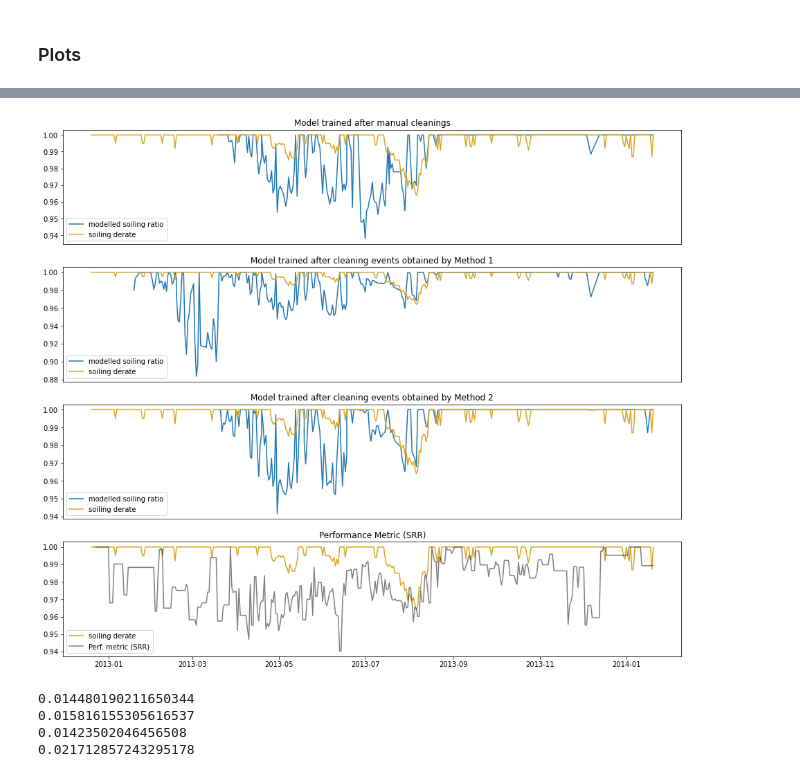
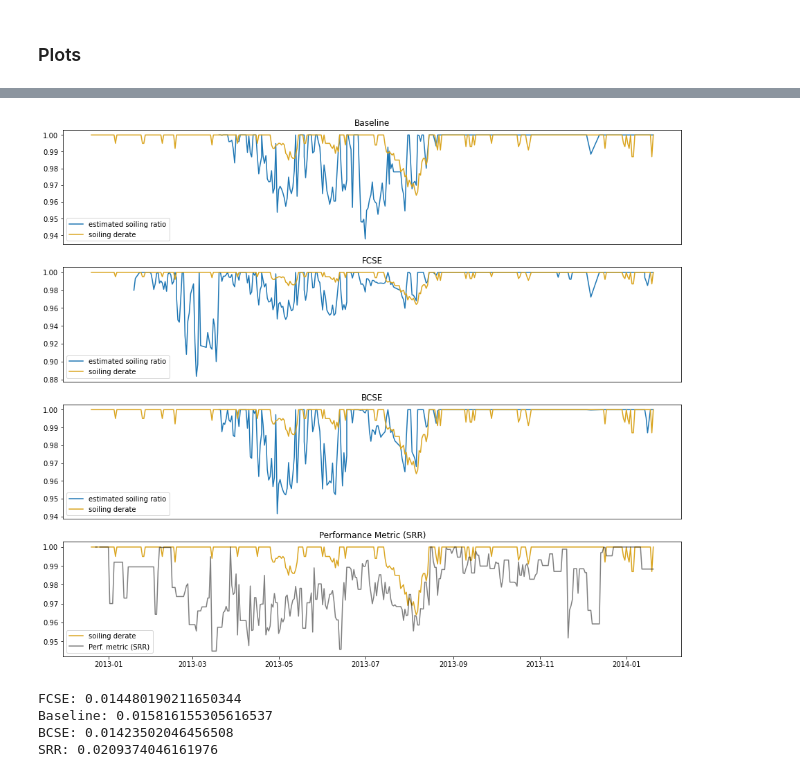
Before and after one commit to ipsarros/soiling-detection, a Jupyter notebook: soiling_paper_ncomm.ipynb, the cells around one changed output, grey strips where cells are left out. Saved outputs shown, nothing was run; the diff lists cells and outputs as text; code cells hidden in the pictures.

```diff
--- a/soiling_paper_ncomm.ipynb
+++ b/soiling_paper_ncomm.ipynb
@@ -423,7 +417,7 @@ def run_rdtools_pipeline(df, time_filter, irradiance_filter, rd_filter, percenti
     ##################################
     df_1 = df_1.resample('5T').median()
     #needed for golden:
-    #df_1 = df_1.interpolate()
+    df_1 = df_1.interpolate()
     ##################################
 
     normalized, insolation = rdtools.normalize_with_expected_power(df_1['power'],
@@ -882,39 +850,39 @@ plt.show()
 # %%
 fig, axes = plt.subplots(nrows=4, ncols=1, figsize=(16,14))
 #plt.suptitle(f'Changepoint Detection Methods')
 axes = axes.ravel()
 
 ax2 = axes[0]
-ax2.set_title('Model trained after manual cleanings')
-ax2.plot(derate_daily2, label = 'modelled soiling ratio')
+ax2.set_title('Baseline')
+ax2.plot(derate_daily2, label = 'estimated soiling ratio')
 ax2.plot(gt_daily, color = 'goldenrod', label = 'soiling derate')
 ax2.xaxis.set_visible(False)
 ax2.legend()
 
 
 ax1 = axes[1]
-ax1.set_title('Model trained after cleaning events obtained by Method 1')
-ax1.plot(derate_daily1, label = 'modelled soiling ratio')
+ax1.set_title('FCSE')
+ax1.plot(derate_daily1, label = 'estimated soiling ratio')
 ax1.plot(gt_daily, color = 'goldenrod', label = 'soiling derate')
 ax1.xaxis.set_visible(False)
 ax1.legend()
 
 ax3 = axes[2]
-ax3.set_title('Model trained after cleaning events obtained by Method 2')
-ax3.plot(derate_daily3, label = 'modelled soiling ratio')
+ax3.set_title('BCSE')
+ax3.plot(derate_daily3, label = 'estimated soiling ratio')
 ax3.plot(gt_daily, color = 'goldenrod', label = 'soiling derate')
 ax3.xaxis.set_visible(False)
 ax3.legend()
 
 ax4 = axes[3]
 ax4.set_title('Performance Metric (SRR)')
 ax4.plot(gt_daily, color = 'goldenrod', label = 'soiling derate')
 ax4.plot(derate_daily_srr, color = 'black', alpha = 0.5, label = 'Perf. metric (SRR)')
 
 ax4.legend()
 plt.show()
 # %% [output]
-[figure, old version]
+[figure, new version]
 # %%
 new_index = derate_daily3.index.intersection(gt_daily.index)
 new_index = derate_daily2.index.intersection(new_index)
@@ -929,13 +897,13 @@ rmse2 = mse(gt_daily[new_index], derate_daily2[new_index], squared=False)
 rmse3 = mse(gt_daily[new_index], derate_daily3[new_index], squared=False)
 rmse_srr = mse(gt_daily[new_index], derate_daily_srr[new_index], squared=False)
 # %%
-#computed over maximal intervals of groundtruth
-print(rmse1)
-print(rmse2)
-print(rmse3)
-print(rmse_srr)
+#rmse computed over maximal intervals of groundtruth
+print(f'FCSE: {rmse1}')
+print(f'Baseline: {rmse2}')
+print(f'BCSE: {rmse3}')
+print(f'SRR: {rmse_srr}')
 # %% [output]
-0.014480190211650344
-0.015816155305616537
-0.01423502046456508
-0.021712857243295178
+FCSE: 0.014480190211650344
+Baseline: 0.015816155305616537
+BCSE: 0.01423502046456508
+SRR: 0.0209374046161976
```
Also changed, not shown: parts of 15 cells of this notebook, 1 other file.
